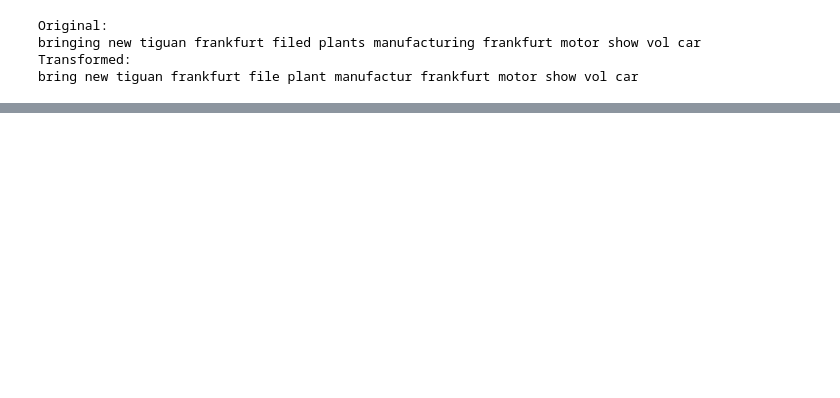
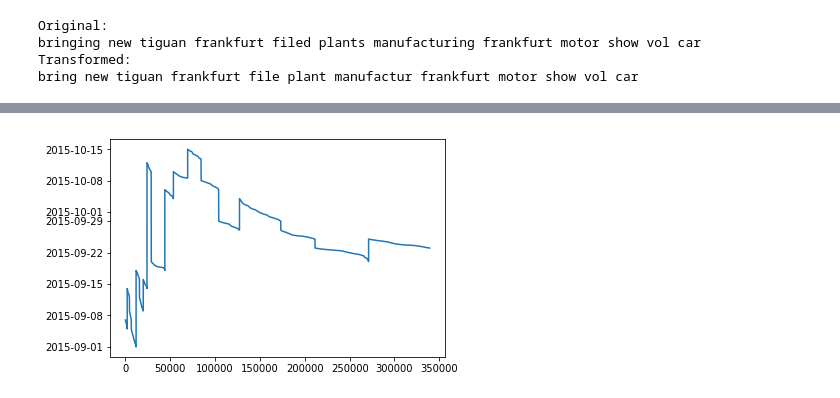
Before and after one commit to gentiltoto/Master-Project, a Jupyter notebook: Master Project.ipynb, the cells around one changed output, grey strips where cells are left out. Cells and saved outputs as stored; diff of their text form; code cells hidden in the pictures; blank space fills up the shorter version.

```diff
--- a/Master Project.ipynb
+++ b/Master Project.ipynb
@@ -297,0 +348,4 @@ df_stem.iloc[1, 1]
+# %%
+plt.plot(range(len(df['timestamp'])), df['timestamp']);
+# %% [output]
+[figure, added]
```
Also changed, not shown: parts of 38 cells of this notebook, 4 other files.
